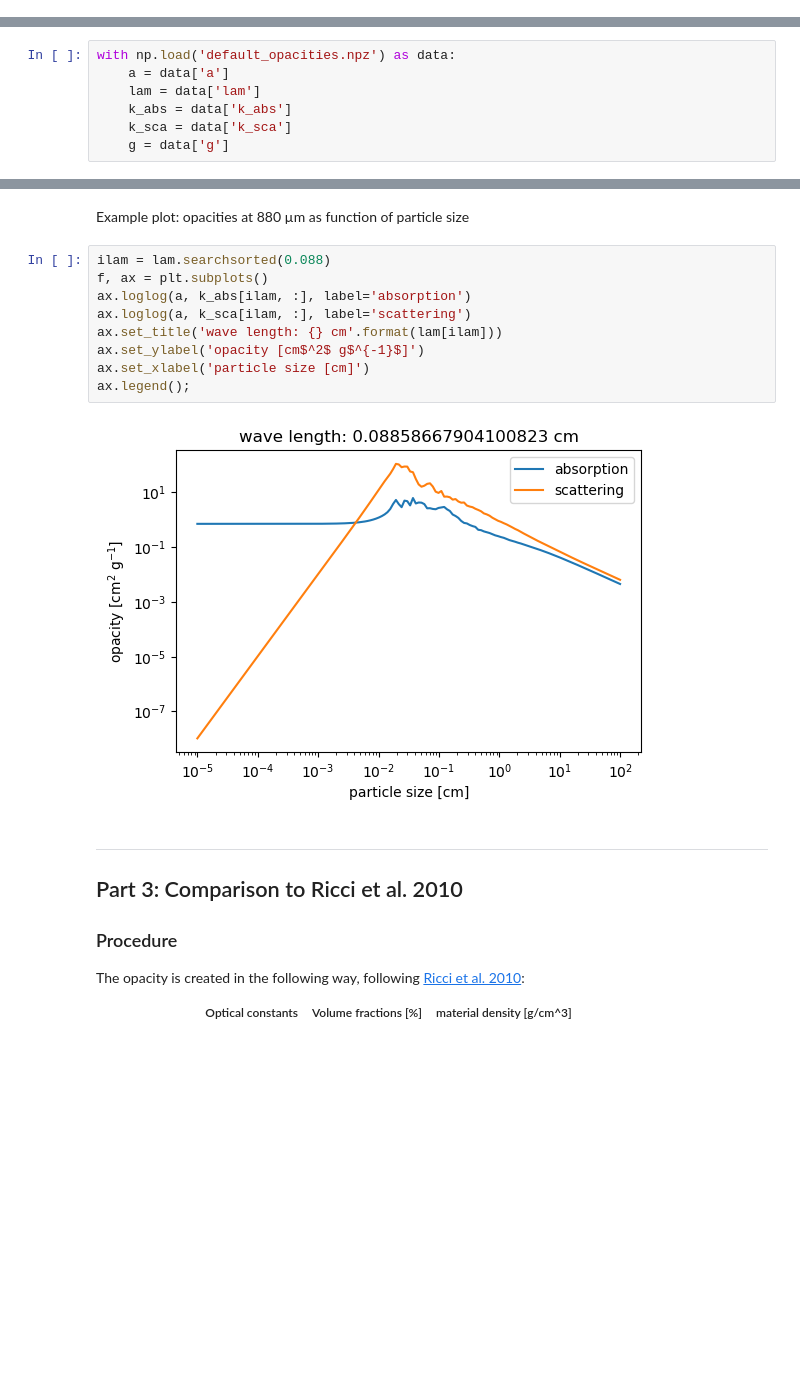
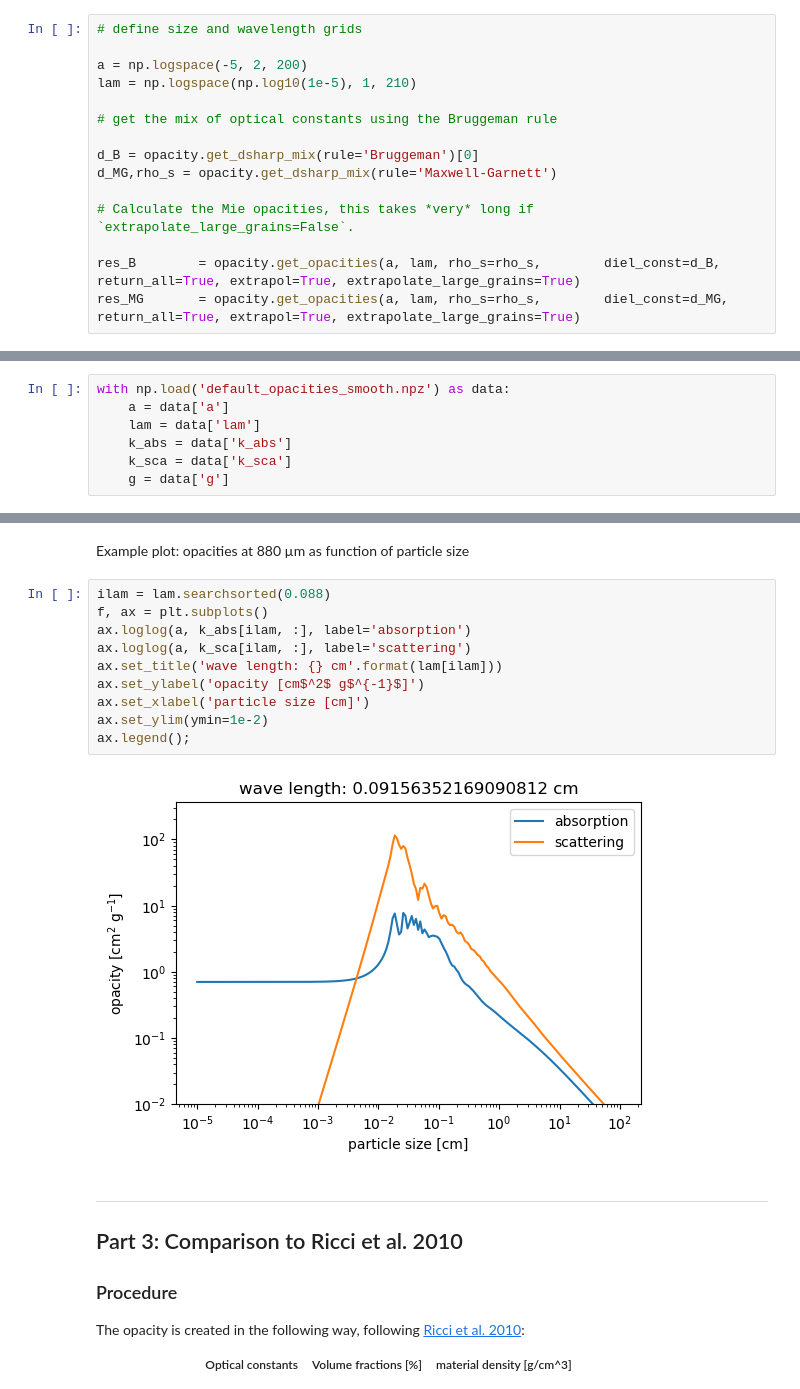
Before and after one commit to seanandrews/p484, a Jupyter notebook: projects/opacities/default_opacities.ipynb, the cells around one changed output, grey strips where cells are left out. Saved outputs shown, nothing was run; the diff lists cells and outputs as text; blank space fills up the shorter version.

Commit message:
finished default opacities, included smoothing

```diff
--- a/projects/opacities/default_opacities.ipynb
+++ b/projects/opacities/default_opacities.ipynb
@@ -318,0 +214,15 @@ ks_mw = \
+# %%
+# define size and wavelength grids
+
+a = np.logspace(-5, 2, 200)
+lam = np.logspace(np.log10(1e-5), 1, 210)
+
+# get the mix of optical constants using the Bruggeman rule
+
+d_B = opacity.get_dsharp_mix(rule='Bruggeman')[0]
+d_MG,rho_s = opacity.get_dsharp_mix(rule='Maxwell-Garnett')
+
+# Calculate the Mie opacities, this takes *very* long if `extrapolate_large_grains=False`.
+
+res_B        = opacity.get_opacities(a, lam, rho_s=rho_s,        diel_const=d_B,          return_all=True, extrapol=True, extrapolate_large_grains=True)
+res_MG       = opacity.get_opacities(a, lam, rho_s=rho_s,        diel_const=d_MG,         return_all=True, extrapol=True, extrapolate_large_grains=True)
@@ -443,7 +363,7 @@ plt.style.use([{'figure.dpi':100, 'image.cmap':'rocket'}])
 # %% [markdown]
 Loading the data
 # %%
-with np.load('default_opacities.npz') as data:
+with np.load('default_opacities_smooth.npz') as data:
     a = data['a']
     lam = data['lam']
     k_abs = data['k_abs']
@@ -467,14 +387,15 @@ Example plot: opacities at 880 µm as function of particle size
 # %%
 ilam = lam.searchsorted(0.088)
 f, ax = plt.subplots()
 ax.loglog(a, k_abs[ilam, :], label='absorption')
 ax.loglog(a, k_sca[ilam, :], label='scattering')
 ax.set_title('wave length: {} cm'.format(lam[ilam]))
 ax.set_ylabel('opacity [cm$^2$ g$^{-1}$]')
 ax.set_xlabel('particle size [cm]')
+ax.set_ylim(ymin=1e-2)
 ax.legend();
 # %% [output]
-[figure, old version]
+[figure, new version]
 # %% [markdown]
 ------------------------------------------
 ## Part 3: Comparison to Ricci et al. 2010
```
Also changed, not shown: parts of 19 cells of this notebook, 3 other files.
